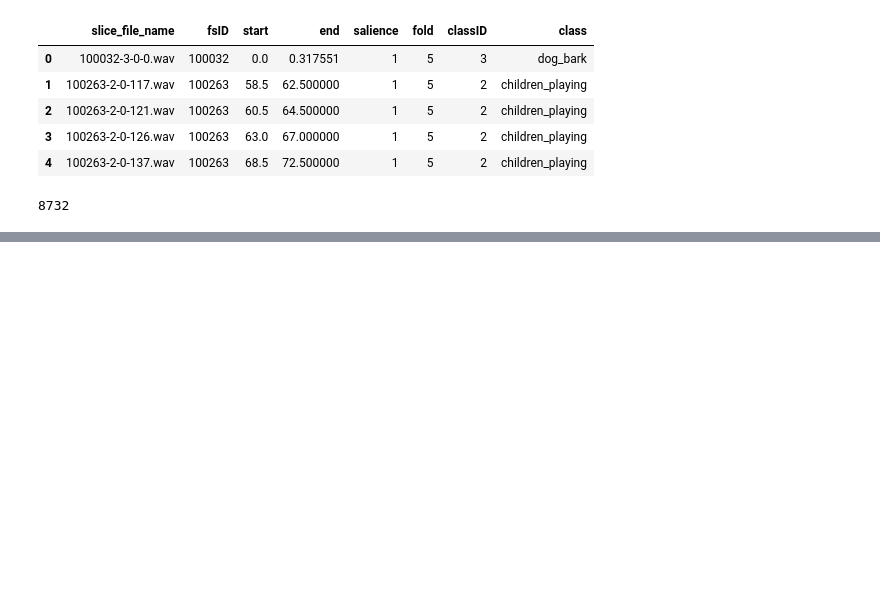
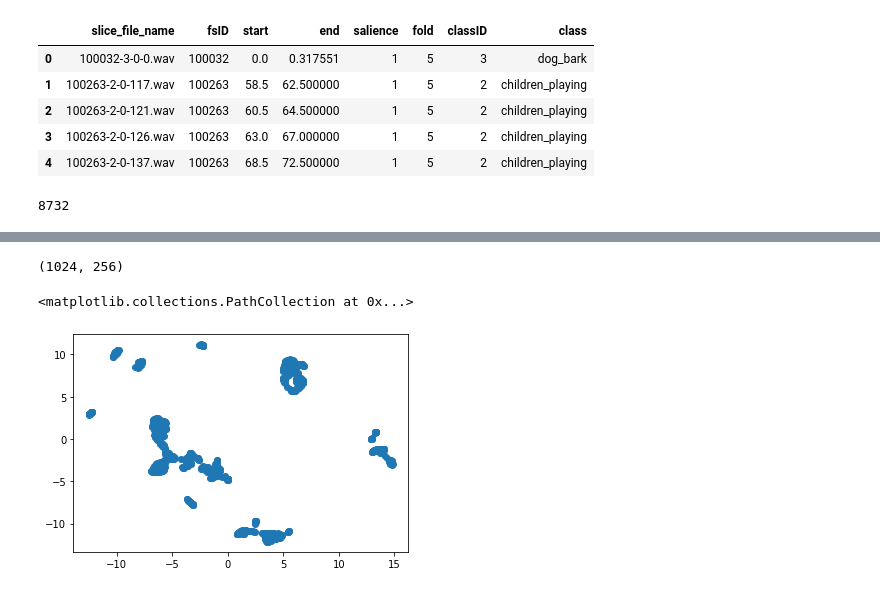
Before and after one commit to gengler1123/Triplet_Loss_Demo, a Jupyter notebook: notebooks/Speaker_Recognition_Testing.ipynb, the cells around one changed output, grey strips where cells are left out. Saved outputs shown, nothing was run; the diff lists cells and outputs as text; code cells hidden in the pictures; blank space fills up the shorter version.

Commit message:
Initial Vector Embedding for Noise Recognition

```diff
--- a/notebooks/Speaker_Recognition_Testing.ipynb
+++ b/notebooks/Speaker_Recognition_Testing.ipynb
@@ -88,0 +160,4 @@ fs, sample
+# %%
+dataset = tf.data.Dataset.from_tensor_slices((_Data, Label))
+dataset = dataset.shuffle(1024).batch(32)
+dataset
@@ -88,0 +166,13 @@ fs, sample
+# %%
+
+# Compile the model
+model.compile(
+    optimizer=tf.keras.optimizers.Adam(0.001),
+    loss=tfa.losses.TripletSemiHardLoss())
+# %%
+
+# Train the network
+history = model.fit(
+    dataset,
+    epochs=20
+)
@@ -88,0 +198,16 @@ fs, sample
+# %%
+X = model.predict(dataset)
+# %%
+X.shape
+# %% [output]
+(1024, 256)
+# %%
+import umap
+
+reducer = umap.UMAP()
+embedding = reducer.fit_transform(X)
+embedding.shape
+plt.scatter(embedding[:,0], embedding[:,1])
+# %% [output]
+<matplotlib.collections.PathCollection at 0x...>
+[figure, added]
```
Also changed, not shown: parts of 9 cells of this notebook, 1 other file.
